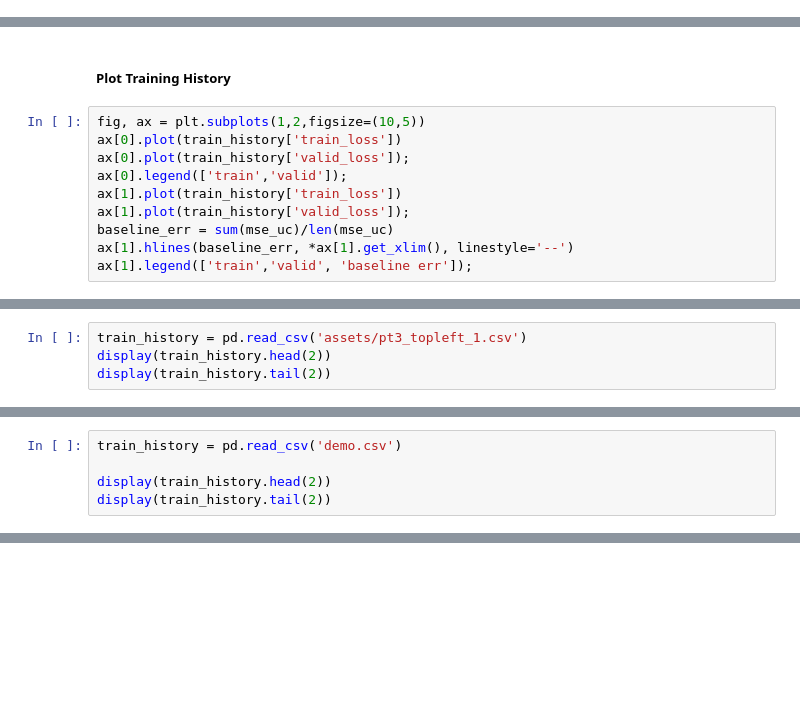
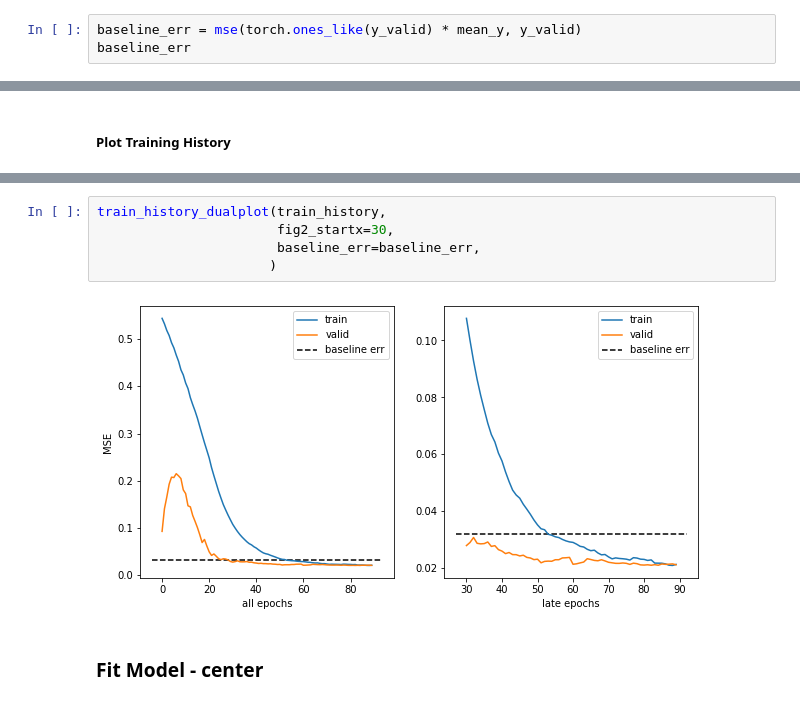
Before and after one commit to sutt/fastai-tutorial, a Jupyter notebook: tut_multitask_3.ipynb, the cells around one changed output, grey strips where cells are left out. Drawn from its saved outputs; the diff is of its cells as text; blank space fills up the shorter version.

```diff
--- a/tut_multitask_3.ipynb
+++ b/tut_multitask_3.ipynb
@@ -142,0 +134,3 @@ tensor([[[-0.3087, -0.5918]],
+# %%
+baseline_err = mse(torch.ones_like(y_valid) * mean_y, y_valid)
+baseline_err
@@ -143,12 +139,2 @@ tensor([[[-0.3087, -0.5918]],
 # %% [markdown]
 ##### Plot Training History
-# %%
-fig, ax = plt.subplots(1,2,figsize=(10,5))
-ax[0].plot(train_history['train_loss'])
-ax[0].plot(train_history['valid_loss']);
-ax[0].legend(['train','valid']);
-ax[1].plot(train_history['train_loss'])
-ax[1].plot(train_history['valid_loss']);
-baseline_err = sum(mse_uc)/len(mse_uc)
-ax[1].hlines(baseline_err, *ax[1].get_xlim(), linestyle='--')
-ax[1].legend(['train','valid', 'baseline err']);
@@ -158,4 +140,0 @@ NameError: name 'mse_uc' is not defined
-# %%
-train_history = pd.read_csv('assets/pt3_topleft_1.csv')
-display(train_history.head(2))
-display(train_history.tail(2))
@@ -211,5 +140,0 @@ with learn_reg_multi.no_logging():
-# %%
-train_history = pd.read_csv('demo.csv')
-
-display(train_history.head(2))
-display(train_history.tail(2))
@@ -228,0 +141,9 @@ plt.legend(['train','valid']);
+# %%
+train_history_dualplot(train_history,
+                       fig2_startx=30,
+                       baseline_err=baseline_err,
+                      )
+# %% [output]
+[figure, added]
+# %% [markdown]
+### Fit Model - center
```
Also changed, not shown: parts of 68 cells of this notebook, 9 other files.
